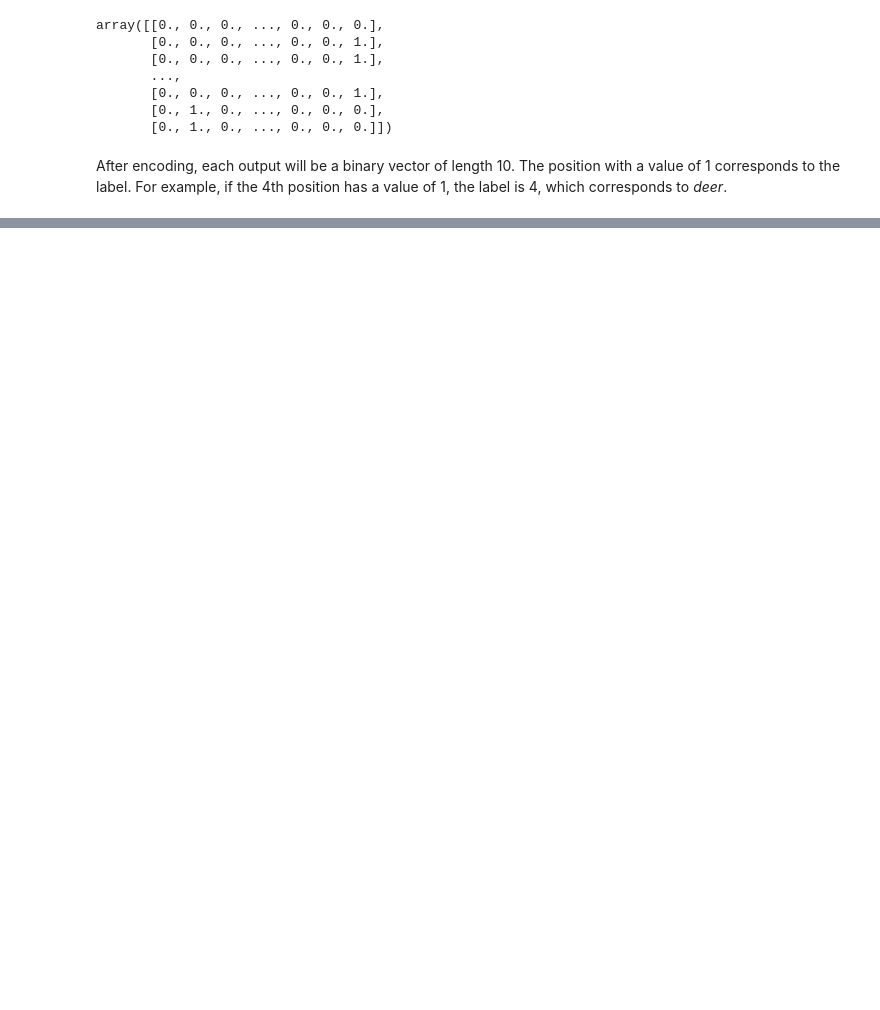
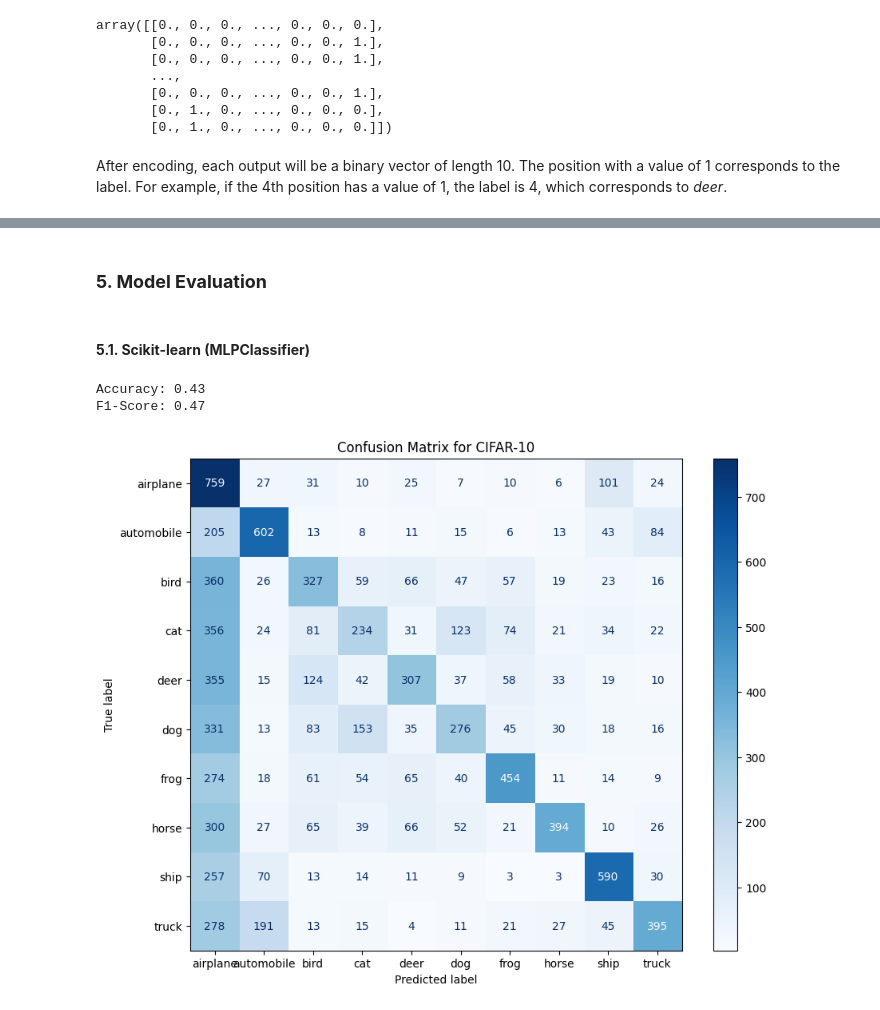
Before and after one commit to huymessi2706/ML_project, a Jupyter notebook: ML_project/Code.ipynb, the cells around one changed output, grey strips where cells are left out. Saved outputs shown, nothing was run; the diff lists cells and outputs as text; code cells hidden in the pictures; blank space fills up the shorter version.

Commit message:
train models

```diff
--- a/ML_project/Code.ipynb
+++ b/ML_project/Code.ipynb
@@ -82,3 +84,6 @@ def one_hot_encode(labels, num_classes=10):
 
 y_train = one_hot_encode(y_train)
 y_test = one_hot_encode(y_test)
+# %%
+y_test = y_test.reshape(y_test.shape[0], y_test.shape[2])
+y_test.shape
@@ -97,0 +570,4 @@ After encoding, each output will be a binary vector of length 10. The position w
+# %% [markdown]
+### **5. Model Evaluation**
+# %% [markdown]
+#### **5.1. Scikit-learn (MLPClassifier)**
@@ -97,0 +577,22 @@ After encoding, each output will be a binary vector of length 10. The position w
+# %%
+
+# Evaluate Accuracy
+accuracy = accuracy_score(y_test_labels, y_pred_sk.argmax(axis=1))
+print(f"Accuracy: {accuracy:.2f}")
+
+# evaluate F1-Score
+f1 = f1_score(y_test, y_pred_sk, average='weighted')
+print(f"F1-Score: {f1:.2f}")
+
+# Calculate Confusion Matrix
+conf_matrix = confusion_matrix(y_test_labels, y_pred_sk.argmax(axis=1))
+
+fig, ax = plt.subplots(figsize=(10, 8))  # Properly create the figure and axis
+disp = ConfusionMatrixDisplay(conf_matrix, display_labels=classes)
+disp.plot(cmap=plt.cm.Blues, ax=ax)
+plt.title("Confusion Matrix for CIFAR-10")
+plt.show()
+# %% [output]
+Accuracy: 0.43
+F1-Score: 0.47
+[figure, added]
```
Also changed, not shown: parts of 21 cells of this notebook.
